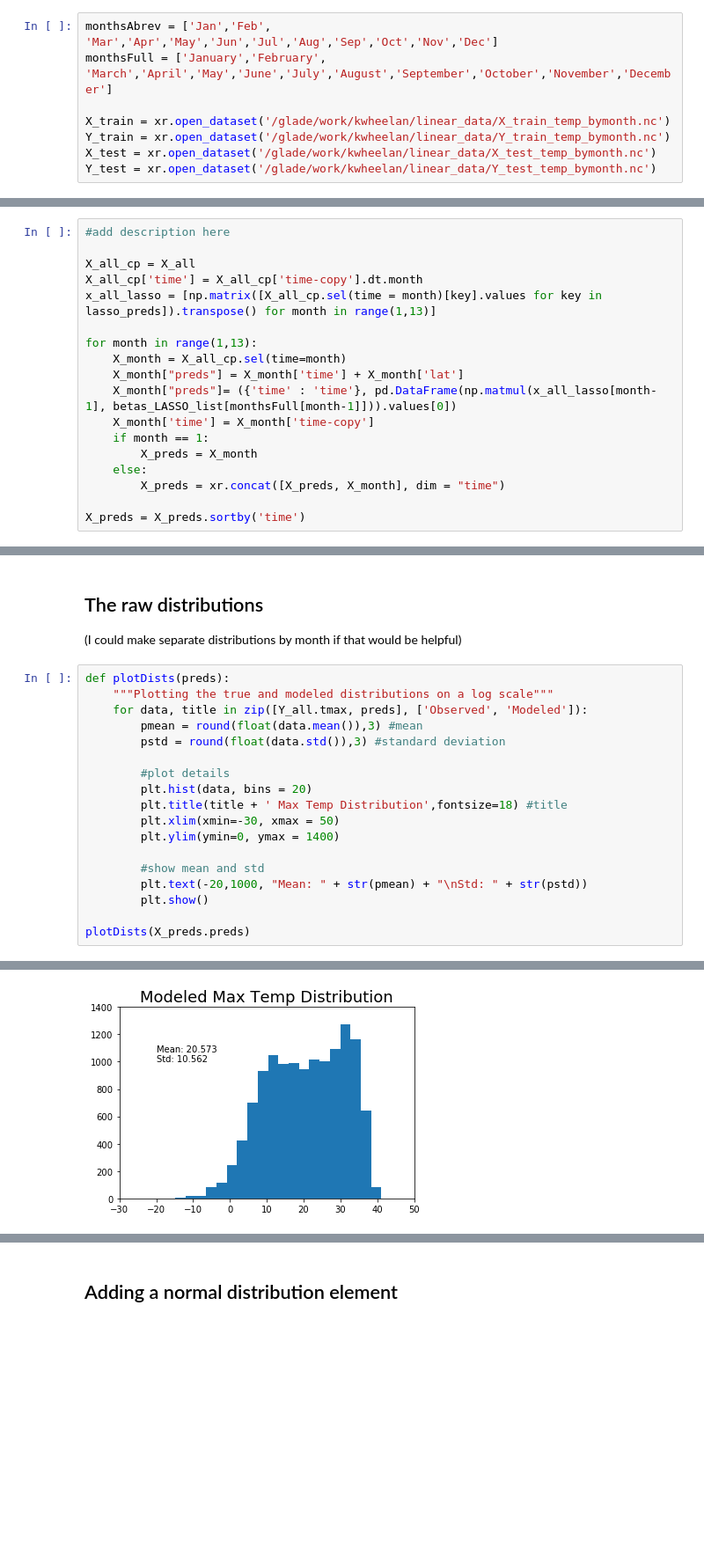
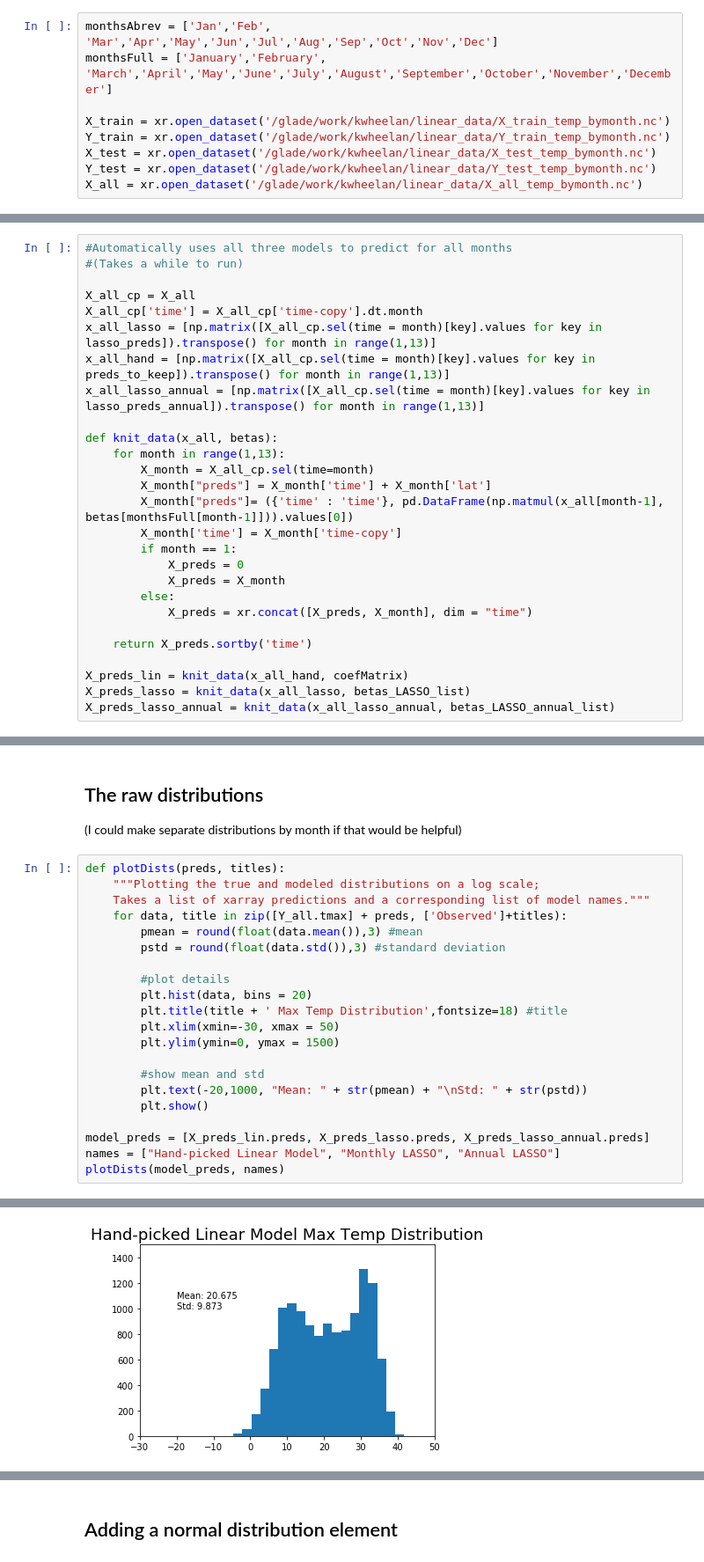
Before and after one commit to kwheelan/Linear_downscaling, a Jupyter notebook: Temp_Downscaling_MonthlyModel.ipynb, the cells around one changed output, grey strips where cells are left out. Shown: that part at 88% size. Saved outputs shown, nothing was run; the diff lists cells and outputs as text; blank space fills up the shorter version.

```diff
--- a/Temp_Downscaling_MonthlyModel.ipynb
+++ b/Temp_Downscaling_MonthlyModel.ipynb
@@ -142,6 +145,7 @@ X_train = xr.open_dataset('/glade/work/kwheelan/linear_data/X_train_temp_bymonth
 Y_train = xr.open_dataset('/glade/work/kwheelan/linear_data/Y_train_temp_bymonth.nc')
 X_test = xr.open_dataset('/glade/work/kwheelan/linear_data/X_test_temp_bymonth.nc')
 Y_test = xr.open_dataset('/glade/work/kwheelan/linear_data/Y_test_temp_bymonth.nc')
+X_all = xr.open_dataset('/glade/work/kwheelan/linear_data/X_all_temp_bymonth.nc')
 # %% [markdown]
 ### Correlation matrix for all the predictors
 
@@ -541,23 +545,32 @@ Annual LASSO                     9  10.4425  35.2262
 
 I've chosen to do LASSO regression for maximum temperature. Here I'm stitching together the different month models to get predictions for the entire testing dataset.
 # %%
-#add description here
+#Automatically uses all three models to predict for all months
+#(Takes a while to run)
 
 X_all_cp = X_all
 X_all_cp['time'] = X_all_cp['time-copy'].dt.month
 x_all_lasso = [np.matrix([X_all_cp.sel(time = month)[key].values for key in lasso_preds]).transpose() for month in range(1,13)]
+x_all_hand = [np.matrix([X_all_cp.sel(time = month)[key].values for key in preds_to_keep]).transpose() for month in range(1,13)]
+x_all_lasso_annual = [np.matrix([X_all_cp.sel(time = month)[key].values for key in lasso_preds_annual]).transpose() for month in range(1,13)]
 
-for month in range(1,13):
-    X_month = X_all_cp.sel(time=month)
-    X_month["preds"] = X_month['time'] + X_month['lat']
-    X_month["preds"]= ({'time' : 'time'}, pd.DataFrame(np.matmul(x_all_lasso[month-1], betas_LASSO_list[monthsFull[month-1]])).values[0])
-    X_month['time'] = X_month['time-copy']
-    if month == 1:
-        X_preds = X_month
-    else:
-        X_preds = xr.concat([X_preds, X_month], dim = "time")
+def knit_data(x_all, betas):
+    for month in range(1,13):
+        X_month = X_all_cp.sel(time=month)
+        X_month["preds"] = X_month['time'] + X_month['lat']
+        X_month["preds"]= ({'time' : 'time'}, pd.DataFrame(np.matmul(x_all[month-1], betas[monthsFull[month-1]])).values[0])
+        X_month['time'] = X_month['time-copy']
+        if month == 1:
+            X_preds = 0
+            X_preds = X_month
+        else:
+            X_preds = xr.concat([X_preds, X_month], dim = "time")
 
-X_preds = X_preds.sortby('time')
+    return X_preds.sortby('time')
+
+X_preds_lin = knit_data(x_all_hand, coefMatrix)
+X_preds_lasso = knit_data(x_all_lasso, betas_LASSO_list)
+X_preds_lasso_annual = knit_data(x_all_lasso_annual, betas_LASSO_annual_list)
 # %% [markdown]
 # Adding a stochastic element from a distribution
 
@@ -571,9 +584,10 @@ It makes less sense to add a stochastic element to temperature than to precipita
 
 (I could make separate distributions by month if that would be helpful)
 # %%
-def plotDists(preds):
-    """Plotting the true and modeled distributions on a log scale"""
-    for data, title in zip([Y_all.tmax, preds], ['Observed', 'Modeled']):
+def plotDists(preds, titles):
+    """Plotting the true and modeled distributions on a log scale;
+    Takes a list of xarray predictions and a corresponding list of model names."""
+    for data, title in zip([Y_all.tmax] + preds, ['Observed']+titles):
         pmean = round(float(data.mean()),3) #mean
         pstd = round(float(data.std()),3) #standard deviation
 
@@ -581,11 +595,13 @@ def plotDists(preds):
         plt.hist(data, bins = 20)
         plt.title(title + ' Max Temp Distribution',fontsize=18) #title
         plt.xlim(xmin=-30, xmax = 50)
-        plt.ylim(ymin=0, ymax = 1400)
+        plt.ylim(ymin=0, ymax = 1500)
 
         #show mean and std
         plt.text(-20,1000, "Mean: " + str(pmean) + "\nStd: " + str(pstd))
         plt.show()
 
-plotDists(X_preds.preds)
+model_preds = [X_preds_lin.preds, X_preds_lasso.preds, X_preds_lasso_annual.preds]
+names = ["Hand-picked Linear Model", "Monthly LASSO", "Annual LASSO"]
+plotDists(model_preds, names)
 # %% [output]
@@ -593 +609 @@ plotDists(X_preds.preds)
-[figure, old version]
+[figure, new version]
```
Also changed, not shown: parts of 5 cells of this notebook.
